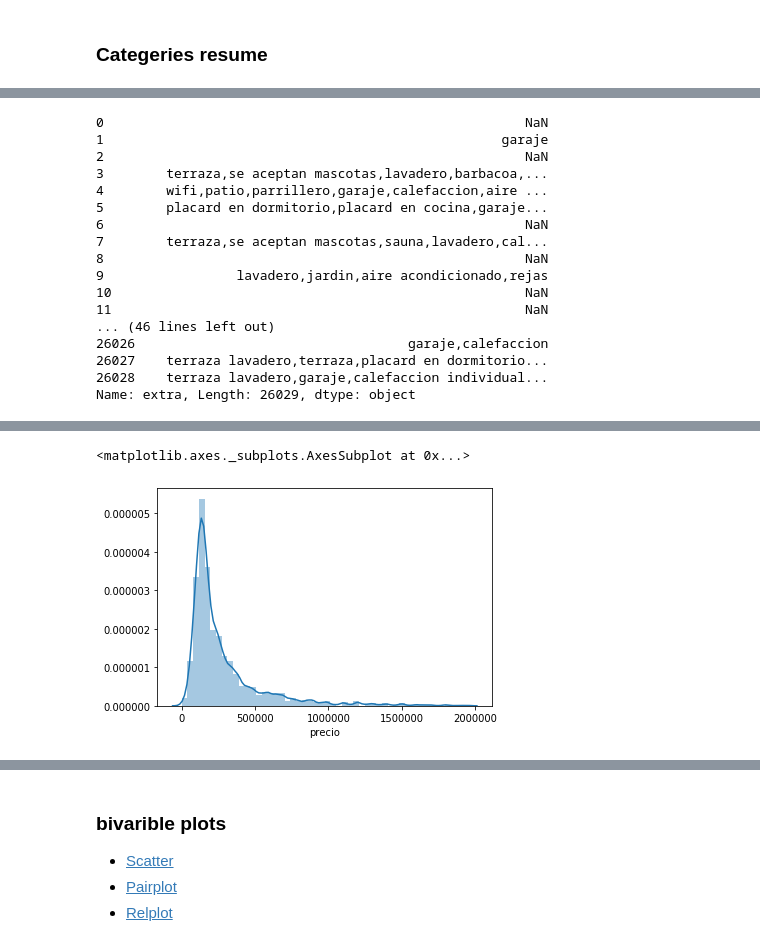
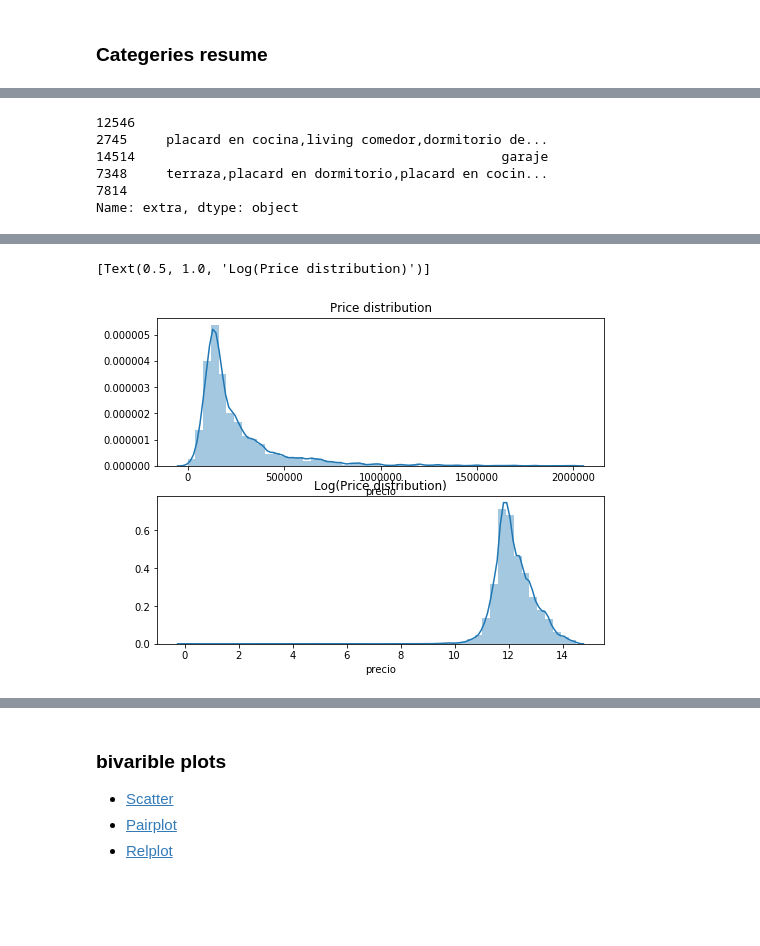
Before and after one commit to creyesp/houses-project, a Jupyter notebook: notebooks/First_day_workshop_solution.ipynb, the cells around one changed output, grey strips where cells are left out. Drawn from its saved outputs; the diff is of its cells as text; code cells hidden in the pictures; blank space fills up the shorter version.

Commit message:
updete noteboon and data

```diff
--- a/notebooks/First_day_workshop_solution.ipynb
+++ b/notebooks/First_day_workshop_solution.ipynb
@@ -27,0 +76,7 @@ examples:
+# %%
+# path_file = '../data/dataset_preprocessed.csv'
+path_file = '../data/join_preprocessed.csv'
+
+# Read csv file and assign to df variable
+df_raw = pd.read_csv(path_file)
+df_raw.shape
@@ -27,0 +126,3 @@ examples:
+# %%
+df = verification_dataset(preprocessed_dataset(df_raw))
+# df = validate_dataset(df_raw)
@@ -60,5 +156,0 @@ pd.options.display.max_columns = None
-# %%
-path_file = '../data/dataset_preprocessed.csv'
-
-# Read csv file and assign to df variable
-df = pd.read_csv(path_file)
@@ -239,23 +321,12 @@ df.describe(include='O')
 # %%
-df['extra']
+df['extra'].sample(5)
 # %% [output]
-0                                                      NaN
-1                                                   garaje
-2                                                      NaN
-3        terraza,se aceptan mascotas,lavadero,barbacoa,...
-4        wifi,patio,parrillero,garaje,calefaccion,aire ...
-5        placard en dormitorio,placard en cocina,garaje...
-6                                                      NaN
-7        terraza,se aceptan mascotas,sauna,lavadero,cal...
-8                                                      NaN
-9                 lavadero,jardin,aire acondicionado,rejas
-10                                                     NaN
-11                                                     NaN
-... (46 lines left out)
-26026                                   garaje,calefaccion
-26027    terraza lavadero,terraza,placard en dormitorio...
-26028    terraza lavadero,garaje,calefaccion individual...
-Name: extra, Length: 26029, dtype: object
+12546
+2745     placard en cocina,living comedor,dormitorio de...
+14514                                               garaje
+7348     terraza,placard en dormitorio,placard en cocin...
+7814
+Name: extra, dtype: object
 # %% [markdown]
 
 ## Visualization
@@ -268,11 +339,14 @@ Name: extra, Length: 26029, dtype: object
 - [Boxplots](https://seaborn.pydata.org/generated/seaborn.boxplot.html#seaborn.boxplot)
 # %%
 # Plot price distribution
-f, ax = plt.subplots()
-sns.distplot(df['precio'].dropna(), ax=ax)
+f, ax = plt.subplots(2, 1, figsize=(8, 6) )
+sns.distplot(df['precio'].dropna(), ax=ax[0])
+sns.distplot(np.log(df['precio'].dropna()), ax=ax[1])
+ax[0].set(title='Price distribution')
+ax[1].set(title='Log(Price distribution)')
 # %% [output]
-<matplotlib.axes._subplots.AxesSubplot at 0x...>
+[Text(0.5, 1.0, 'Log(Price distribution)')]
-[figure, old version]
+[figure, new version]
 # %%
 # Plot boxplots of price group by some categorical feature
 # ex. estado, barrio, banos, dormitorios, tipo_propiedad
```
Also changed, not shown: parts of 112 cells of this notebook, 9 other files.
